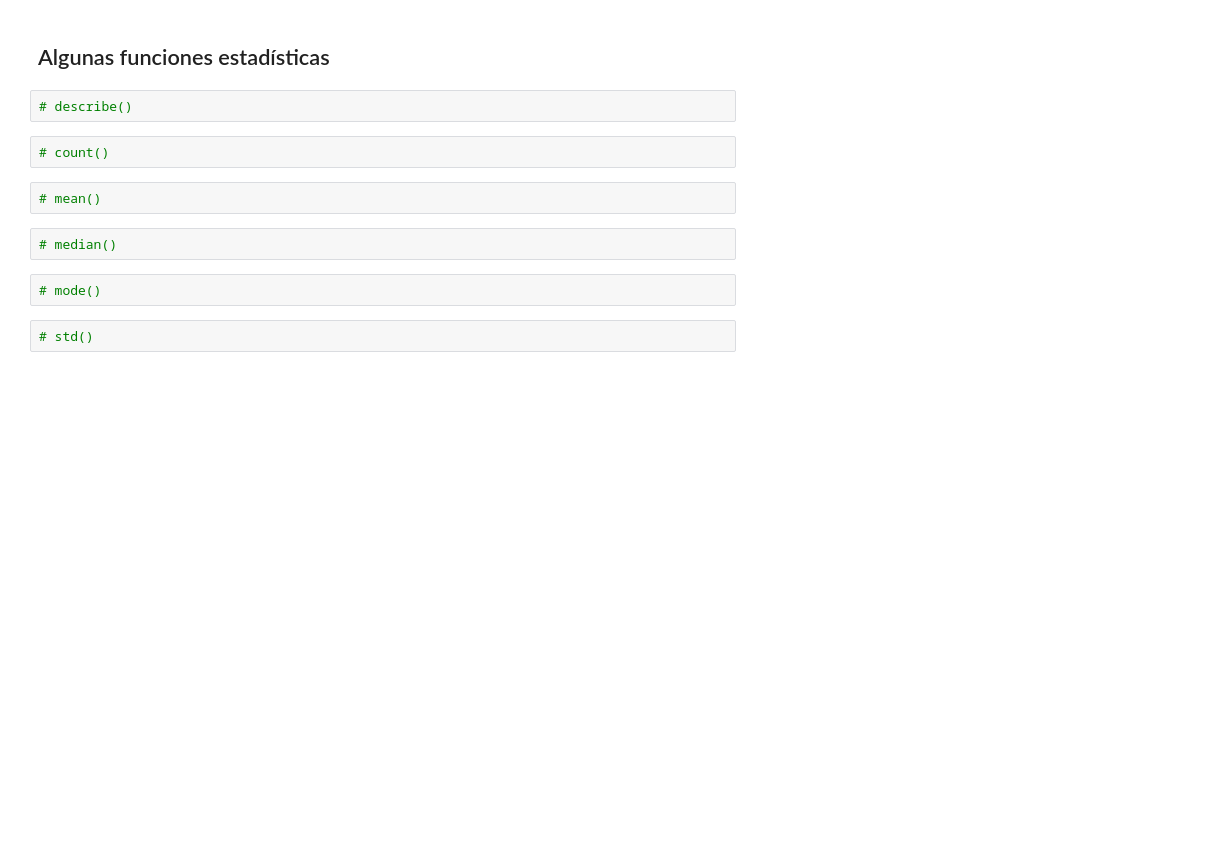
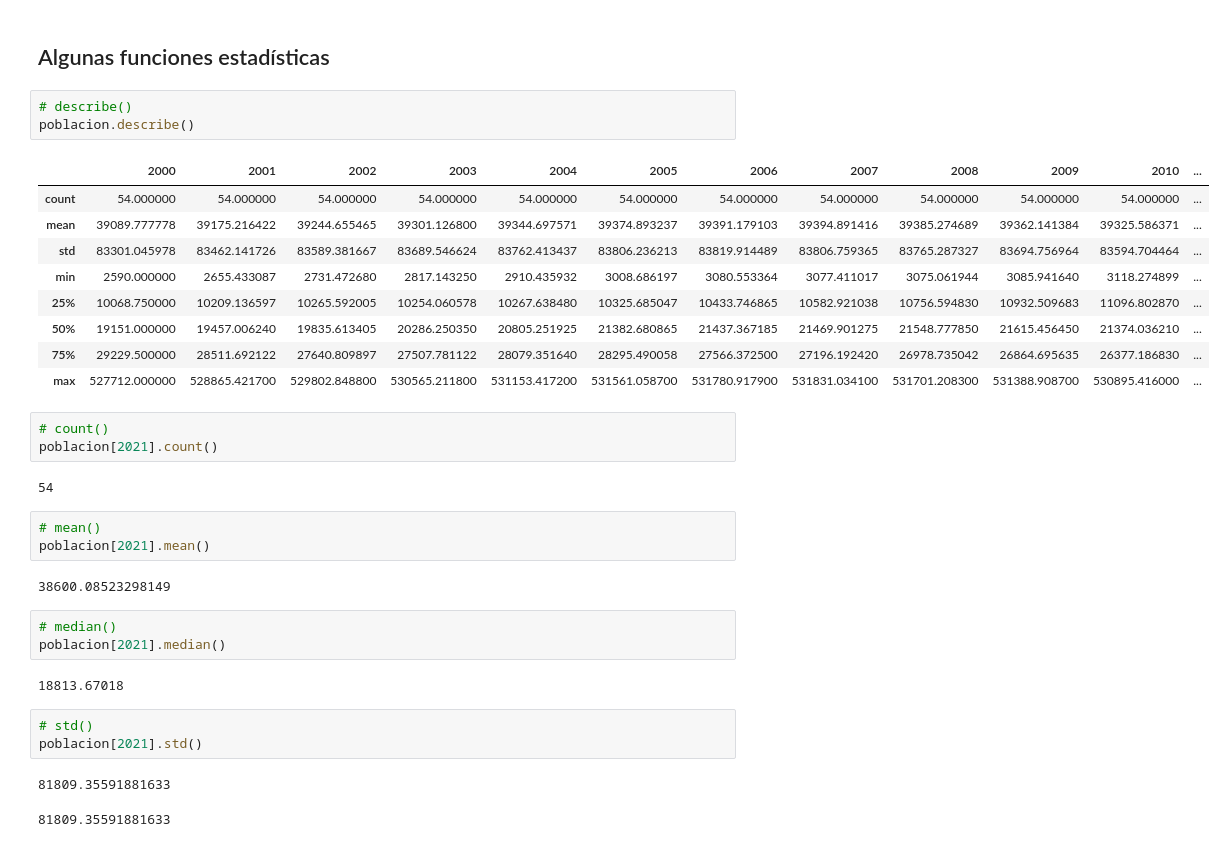
Before and after one commit to pyefiuna/Laboratorio, a Jupyter notebook: notebooks/Introduccion a Python/Primera_clase_Laboratorio_de_Python.ipynb, the cells around one changed output. Saved outputs shown, nothing was run; the diff lists cells and outputs as text; blank space fills up the shorter version.

```diff
--- a/notebooks/Introduccion a Python/Primera_clase_Laboratorio_de_Python.ipynb
+++ b/notebooks/Introduccion a Python/Primera_clase_Laboratorio_de_Python.ipynb
@@ -243,13 +341,35 @@ Name: 3, dtype: object
 ## Algunas funciones estadísticas
 # %%
 # describe()
+poblacion.describe()
+# %% [output]
+|  | 2000 | 2001 | 2002 | 2003 | 2004 | 2005 | 2006 | 2007 | 2008 | 2009 | 2010 | ... |
+| count | 54.000000 | 54.000000 | 54.000000 | 54.000000 | 54.000000 | 54.000000 | 54.000000 | 54.000000 | 54.000000 | 54.000000 | 54.000000 | ... |
+| mean | 39089.777778 | 39175.216422 | 39244.655465 | 39301.126800 | 39344.697571 | 39374.893237 | 39391.179103 | 39394.891416 | 39385.274689 | 39362.141384 | 39325.586371 | ... |
+| std | 83301.045978 | 83462.141726 | 83589.381667 | 83689.546624 | 83762.413437 | 83806.236213 | 83819.914489 | 83806.759365 | 83765.287327 | 83694.756964 | 83594.704464 | ... |
+| min | 2590.000000 | 2655.433087 | 2731.472680 | 2817.143250 | 2910.435932 | 3008.686197 | 3080.553364 | 3077.411017 | 3075.061944 | 3085.941640 | 3118.274899 | ... |
+| 25% | 10068.750000 | 10209.136597 | 10265.592005 | 10254.060578 | 10267.638480 | 10325.685047 | 10433.746865 | 10582.921038 | 10756.594830 | 10932.509683 | 11096.802870 | ... |
+| 50% | 19151.000000 | 19457.006240 | 19835.613405 | 20286.250350 | 20805.251925 | 21382.680865 | 21437.367185 | 21469.901275 | 21548.777850 | 21615.456450 | 21374.036210 | ... |
+| 75% | 29229.500000 | 28511.692122 | 27640.809897 | 27507.781122 | 28079.351640 | 28295.490058 | 27566.372500 | 27196.192420 | 26978.735042 | 26864.695635 | 26377.186830 | ... |
+| max | 527712.000000 | 528865.421700 | 529802.848800 | 530565.211800 | 531153.417200 | 531561.058700 | 531780.917900 | 531831.034100 | 531701.208300 | 531388.908700 | 530895.416000 | ... |
 # %%
 # count()
+poblacion[2021].count()
+# %% [output]
+54
 # %%
 # mean()
+poblacion[2021].mean()
+# %% [output]
+38600.08523298149
 # %%
 # median()
+poblacion[2021].median()
+# %% [output]
+18813.67018
-# %%
-# mode()
 # %%
 # std()
+poblacion[2021].std()
+# %% [output]
+81809.35591881633
+81809.35591881633
```
Also changed, not shown: parts of 20 cells of this notebook.
